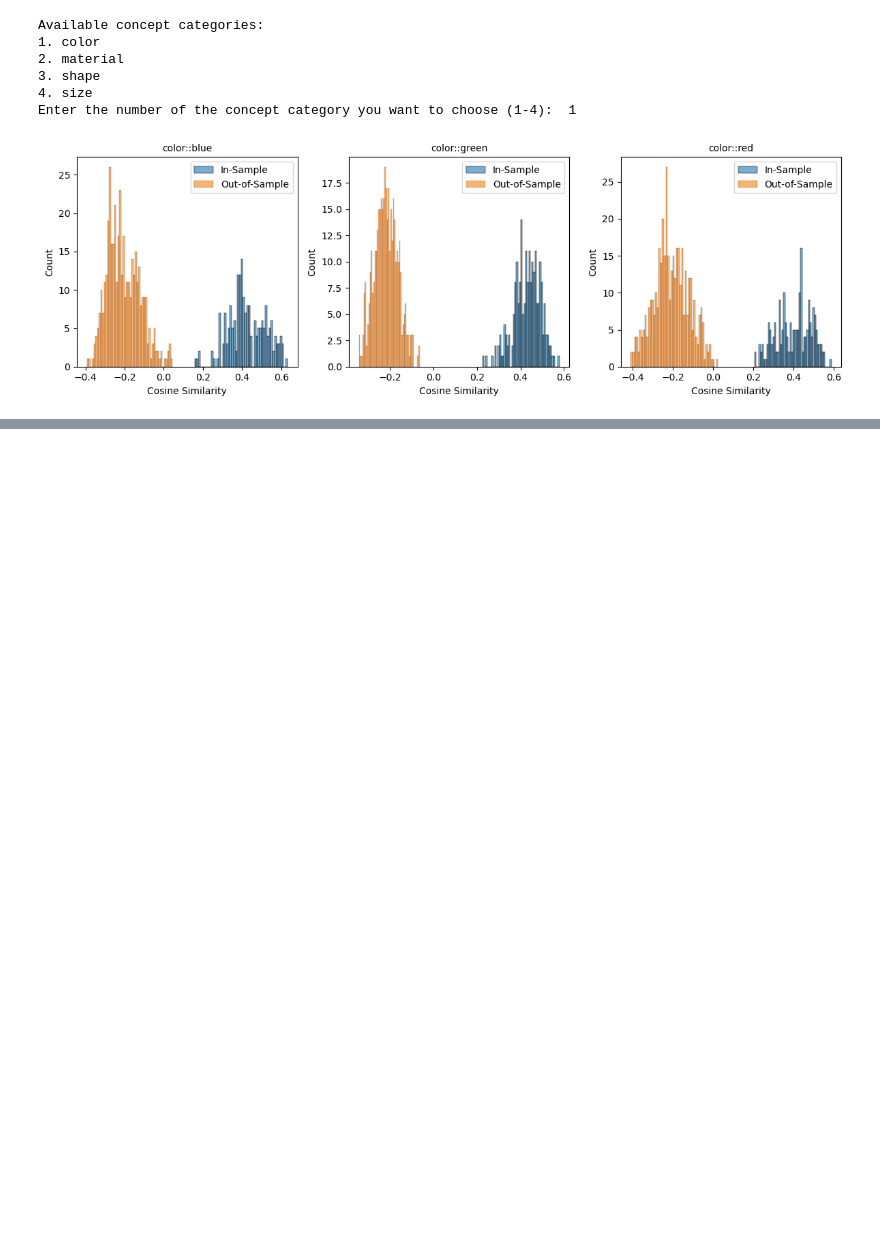
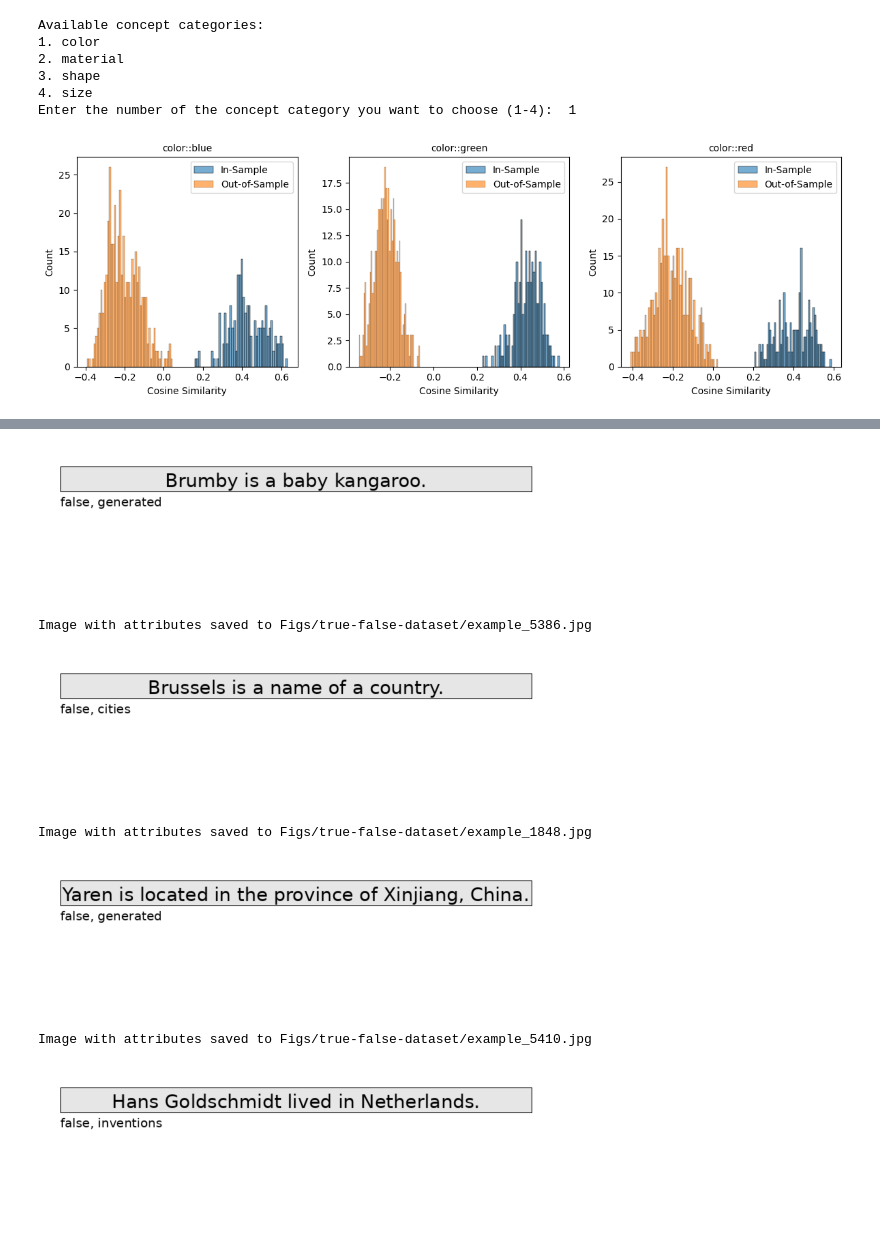
Before and after one commit to cassandra-goldberg/Calibrated_Concepts, a Jupyter notebook: Experiments/Compute-Concepts.ipynb, the cells around one changed output, grey strips where cells are left out. Saved outputs shown, nothing was run; the diff lists cells and outputs as text; code cells hidden in the pictures; blank space fills up the shorter version.

```diff
--- a/Experiments/Compute-Concepts.ipynb
+++ b/Experiments/Compute-Concepts.ipynb
@@ -488,0 +581,80 @@ Enter the number of the concept category you want to choose (1-4):  1
+# %%
+for _ in range(10):
+    i = np.random.randint(len(metadata))
+    info = metadata.iloc[i]
+    attributes = [attr for attr in info.index if ((attr not in ['class', 'split']) and (info.loc[attr] == 1))]
+
+    if 'true' not in attributes:
+        attributes.insert(0, 'false')
+
+    text = info.loc['statement']
+
+    # Set up font size and image properties
+    font_size = 30  # Larger font size
+    text_height = font_size + 10  # Space for text and attributes
+    image_width = 800  # Width of the image
+    image_height = text_height * (len(attributes) + 1) + 100  # Height for the text and space for attributes
+    font_path = "/usr/share/fonts/truetype/dejavu/DejaVuSans.ttf"  # Update with your font path if needed
+    font = ImageFont.truetype(font_path, font_size)
+    attribute_font = ImageFont.truetype(font_path, 20)
+
+    # Create a new image with white background
+    img = Image.new('RGB', (image_width, image_height), color=(255, 255, 255))
+    draw = ImageDraw.Draw(img)
+
+    # Draw the box for the top text
+    box_margin = 20
+    box_padding = 5
+    draw.rectangle([box_margin, box_margin, image_width - box_margin, text_height + box_margin], fill=(230, 230, 230), outline=(0, 0, 0))
+
+    # Calculate the width of the text and center it within the box using textbbox
+    bbox = draw.textbbox((0, 0), text, font=font)
+    text_width = bbox[2] - bbox[0]
+    text_x = (image_width - text_width) // 2  # Horizontal center
+    text_y = box_margin + box_padding  # Vertical position inside the box
+
+    # Draw the centered text
+    draw.text((text_x, text_y), text, font=font, fill="black")
+
+    # Prepare the attribute text as a single string and wrap it if necessary
+    attribute_text = ', '.join(attributes)
+    max_width = image_width - 2 * box_margin  # Keep padding from the edge
+
+    # Wrap the attribute text if it's too wide
+    words = attribute_text.split(', ')
+    lines = []
+    current_line = ""
+    for word in words:
+        test_line = f"{current_line}, {word}" if current_line else word
+        test_bbox = draw.textbbox((0, 0), test_line, font=font)
+        test_width = test_bbox[2] - test_bbox[0]
+        if test_width <= max_width:
+            current_line = test_line
+        else:
+            lines.append(current_line + ",")  # Add comma at the end of each line
+            current_line = word
+    lines.append(current_line)  # No comma at the end of the last line
+
+    # Draw the wrapped attribute text below the top text
+    y_offset = text_height + box_margin + 5  # Position for the first attribute text
+    for line in lines:
+        draw.text((box_margin, y_offset), line, font=attribute_font, fill="black")
+        y_offset += text_height  # Move down for the next line
+
+    # Display the image
+    plt.imshow(img)
+    plt.axis('off')
+    plt.show()
+
+    # Save the new image with attributes underneath
+    output_image_path = f'Figs/{dataset_name}/example_{i}.jpg'
+    img.save(output_image_path, dpi=(500, 500))
+    print(f"Image with attributes saved to {output_image_path}")
+# %% [output]
+[figure, added]
+Image with attributes saved to Figs/true-false-dataset/example_5386.jpg
+[figure, added]
+Image with attributes saved to Figs/true-false-dataset/example_1848.jpg
+[figure, added]
+Image with attributes saved to Figs/true-false-dataset/example_5410.jpg
+[figure, added]
```
Also changed, not shown: parts of 7 cells of this notebook, 1 other file.
